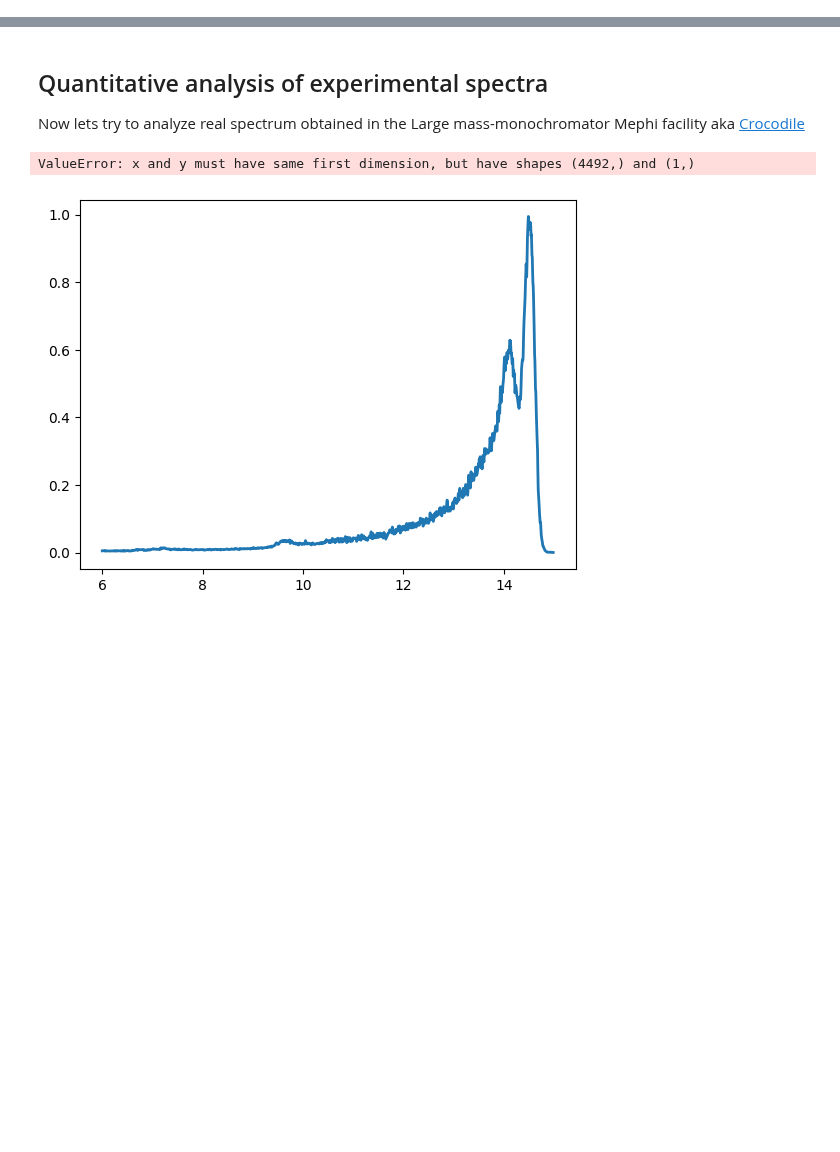
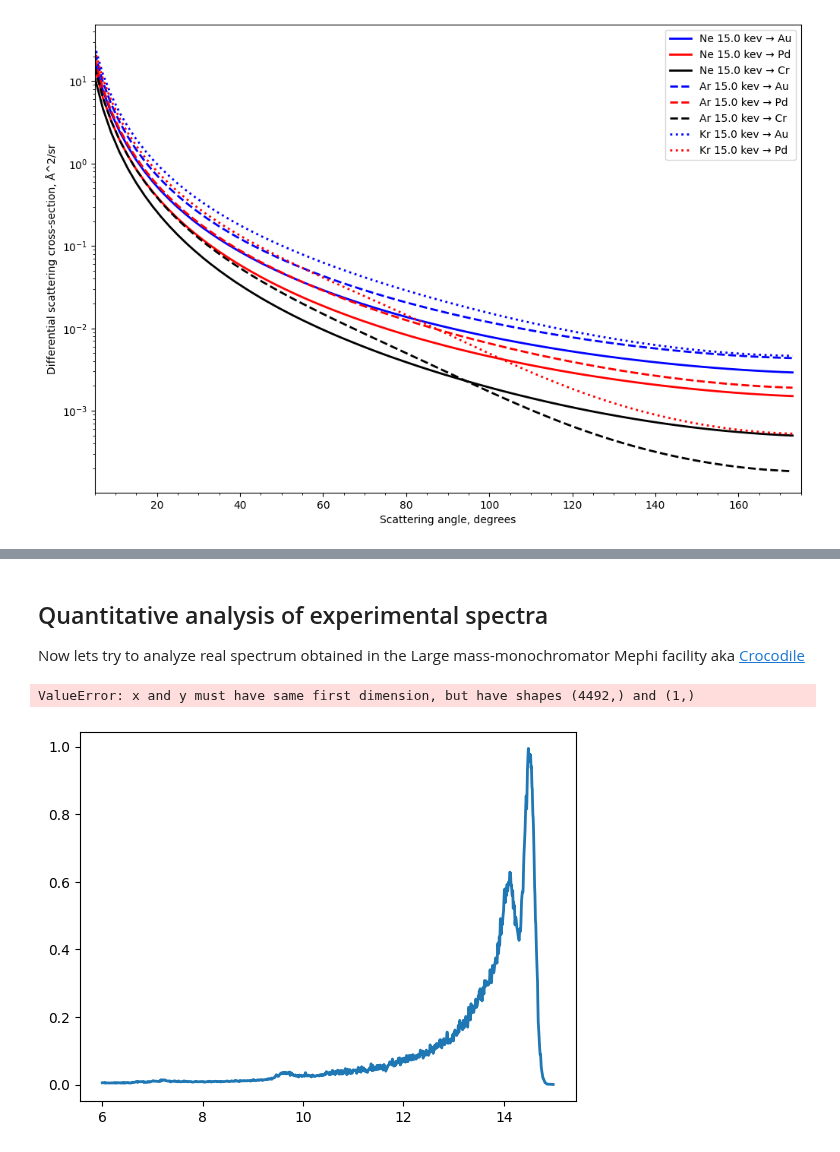
Before and after one commit to mauveferret/SpecRec, a Jupyter notebook: main_example.ipynb, the cells around one changed output, grey strips where cells are left out. Cells and saved outputs as stored; diff of their text form; code cells hidden in the pictures; blank space fills up the shorter version.

```diff
--- a/main_example.ipynb
+++ b/main_example.ipynb
@@ -43,18 +78,0 @@ For elemental LEIS analysis we only need formulas of elastic scattering kinemati
-# %%
-import numpy as np
-import matplotlib.pyplot as plt
-incidentElement = "Ne"
-E0 = 1500 # eV
-targetElement1 = "Au"
-targetElement2 = "Pd"
-
-angles = range(1, 180, 1)
-
-cross_sections = np.zeros(len(angles))
-for angle in angles:
-    cross_sections[angles.index(angle)] = leis.get_cross_section(incidentElement, E0,angle,2, targetElement1)
-
-plt.plot(angles, cross_sections, '-', linewidth=2)
-
-# made log scale
-plt.show(0)
@@ -64,0 +79,63 @@ No solution
+# %%
+import numpy as np
+import matplotlib.pyplot as plt
+incidentElement = "Ne"
+E0 = 15000 # eV
+targetElement1 = "Au"
+targetElement2 = "Pd"
+targetElement3 = "Cr"
+angles = range(5, 175, 2)
+
+plt.figure(figsize=(12, 8))
+
+cross_sections1 = np.zeros(len(angles))
+cross_sections2 = np.zeros(len(angles))
+cross_sections3 = np.zeros(len(angles))
+
+for angle in angles:
+    cross_sections1[angles.index(angle)] = leis.get_cross_section(incidentElement, E0,angle,2, targetElement1)
+    cross_sections2[angles.index(angle)] = leis.get_cross_section(incidentElement, E0,angle,2, targetElement2)
+    cross_sections3[angles.index(angle)] = leis.get_cross_section(incidentElement, E0,angle,2, targetElement3)
+
+plt.plot(angles, cross_sections1, '-', linewidth=2, color = 'blue', label=f'{incidentElement} {E0/1000:.1f} kev → {targetElement1}')
+plt.plot(angles, cross_sections2, '-', linewidth=2, color = 'red', label=f'{incidentElement} {E0/1000:.1f} kev → {targetElement2}')
+plt.plot(angles, cross_sections3, '-', linewidth=2, color = 'black', label=f'{incidentElement} {E0/1000:.1f} kev → {targetElement3}')
+
+incidentElement = "Ar"
+
+cross_sections1 = np.zeros(len(angles))
+cross_sections2 = np.zeros(len(angles))
+cross_sections3 = np.zeros(len(angles))
+
+for angle in angles:
+    cross_sections1[angles.index(angle)] = leis.get_cross_section(incidentElement, E0,angle,2, targetElement1)
+    cross_sections2[angles.index(angle)] = leis.get_cross_section(incidentElement, E0,angle,2, targetElement2)
+    cross_sections3[angles.index(angle)] = leis.get_cross_section(incidentElement, E0,angle,2, targetElement3)
+
+plt.plot(angles, cross_sections1, '--', linewidth=2, color = 'blue', label=f'{incidentElement} {E0/1000:.1f} kev → {targetElement1}')
+plt.plot(angles, cross_sections2, '--', linewidth=2, color = 'red', label=f'{incidentElement} {E0/1000:.1f} kev → {targetElement2}')
+plt.plot(angles, cross_sections3, '--', linewidth=2, color = 'black', label=f'{incidentElement} {E0/1000:.1f} kev → {targetElement3}')
+
+incidentElement = "Kr"
+
+cross_sections1 = np.zeros(len(angles))
+cross_sections2 = np.zeros(len(angles))
+# Note that Kr can not scatter on Cr on angles larger than 8 degrees due to conservation laws! But actually it can recoil Cr atoms.
+
+for angle in angles:
+    cross_sections1[angles.index(angle)] = leis.get_cross_section(incidentElement, E0,angle,2, targetElement1)
+    cross_sections2[angles.index(angle)] = leis.get_cross_section(incidentElement, E0,angle,2, targetElement2)
+
+plt.plot(angles, cross_sections1, ':', linewidth=2, color = 'blue', label=f'{incidentElement} {E0/1000:.1f} kev → {targetElement1}')
+plt.plot(angles, cross_sections2, ':', linewidth=2, color = 'red', label=f'{incidentElement} {E0/1000:.1f} kev → {targetElement2}')
+
+plt.xlim(5, 175)
+plt.yscale('log')
+plt.ylabel('Differential scattering cross-section, Å^2/sr')
+plt.xlabel('Scattering angle, degrees')
+plt.legend()
+plt.minorticks_on()
+# made log scale
+plt.show()
+# %% [output]
+[figure, added]
```
Also changed, not shown: parts of 11 cells of this notebook.
